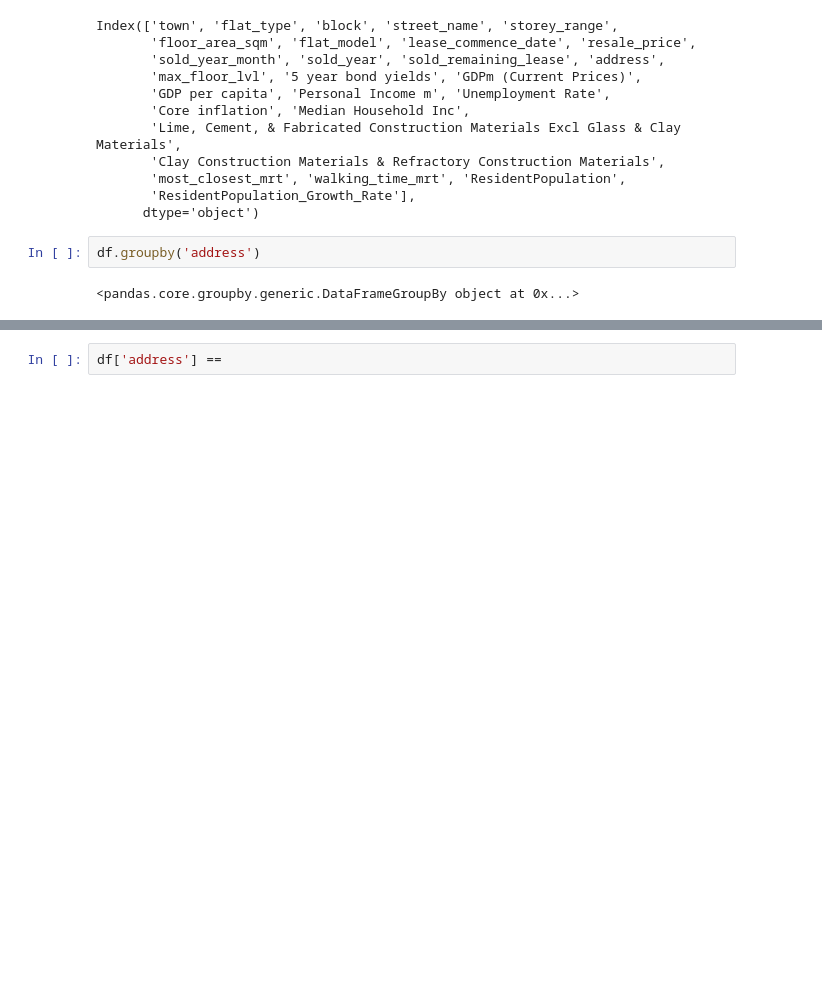
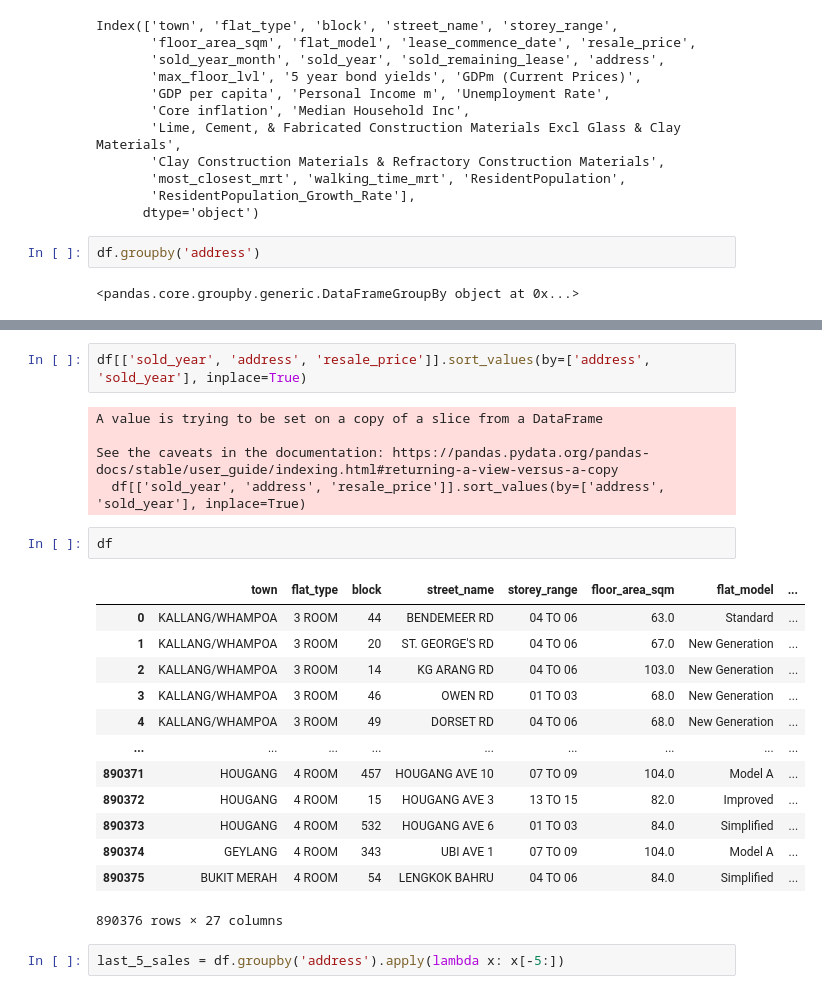
Before and after one commit to kthemanth/kthemanth.github.io, a Jupyter notebook: onemap.ipynb, the cells around one changed output, grey strips where cells are left out. Drawn from its saved outputs; the diff is of its cells as text; blank space fills up the shorter version.

```diff
--- a/onemap.ipynb
+++ b/onemap.ipynb
@@ -330,2 +364,25 @@ df[['town', 'flat_type', 'street_name', 'storey_range',
+# %%
+df[['sold_year', 'address', 'resale_price']].sort_values(by=['address', 'sold_year'], inplace=True)
+# %% [output]
+A value is trying to be set on a copy of a slice from a DataFrame
+
+See the caveats in the documentation: https://pandas.pydata.org/pandas-docs/stable/user_guide/indexing.html#returning-a-view-versus-a-copy
+  df[['sold_year', 'address', 'resale_price']].sort_values(by=['address', 'sold_year'], inplace=True)
 # %%
-df['address'] ==
+df
+# %% [output]
+|  | town | flat_type | block | street_name | storey_range | floor_area_sqm | flat_model | ... |
+| 0 | KALLANG/WHAMPOA | 3 ROOM | 44 | BENDEMEER RD | 04 TO 06 | 63.0 | Standard | ... |
+| 1 | KALLANG/WHAMPOA | 3 ROOM | 20 | ST. GEORGE'S RD | 04 TO 06 | 67.0 | New Generation | ... |
+| 2 | KALLANG/WHAMPOA | 3 ROOM | 14 | KG ARANG RD | 04 TO 06 | 103.0 | New Generation | ... |
+| 3 | KALLANG/WHAMPOA | 3 ROOM | 46 | OWEN RD | 01 TO 03 | 68.0 | New Generation | ... |
+| 4 | KALLANG/WHAMPOA | 3 ROOM | 49 | DORSET RD | 04 TO 06 | 68.0 | New Generation | ... |
+| ... | ... | ... | ... | ... | ... | ... | ... | ... |
+| 890371 | HOUGANG | 4 ROOM | 457 | HOUGANG AVE 10 | 07 TO 09 | 104.0 | Model A | ... |
+| 890372 | HOUGANG | 4 ROOM | 15 | HOUGANG AVE 3 | 13 TO 15 | 82.0 | Improved | ... |
+| 890373 | HOUGANG | 4 ROOM | 532 | HOUGANG AVE 6 | 01 TO 03 | 84.0 | Simplified | ... |
+| 890374 | GEYLANG | 4 ROOM | 343 | UBI AVE 1 | 07 TO 09 | 104.0 | Model A | ... |
+| 890375 | BUKIT MERAH | 4 ROOM | 54 | LENGKOK BAHRU | 04 TO 06 | 84.0 | Simplified | ... |
+890376 rows × 27 columns
+# %%
+last_5_sales = df.groupby('address').apply(lambda x: x[-5:])
```
Also changed, not shown: parts of 9 cells of this notebook, 2 other files.
